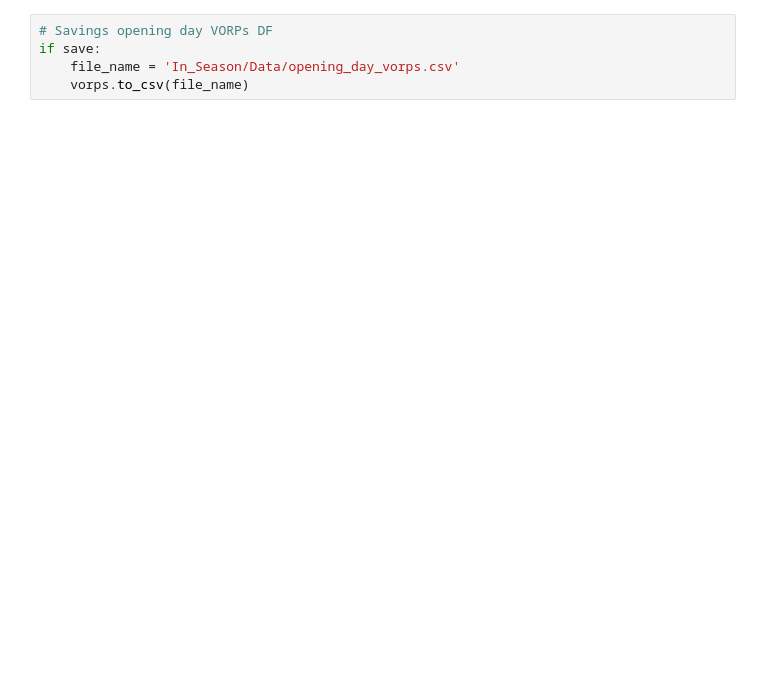
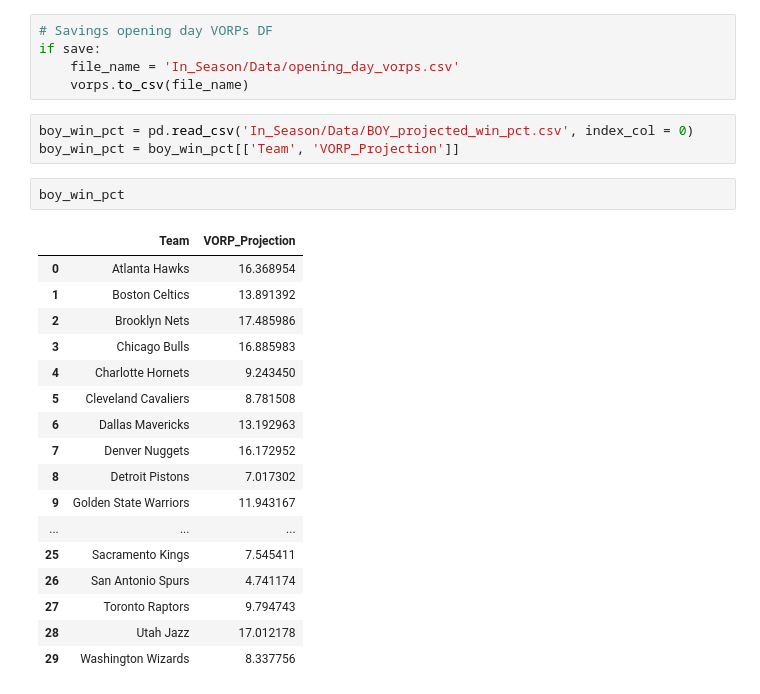
Before and after one commit to hsinger24/NBA-BETTING-V2, a Jupyter notebook: Sandbox.ipynb, the cells around one changed output. Drawn from its saved outputs; the diff is of its cells as text; blank space fills up the shorter version.

```diff
--- a/Sandbox.ipynb
+++ b/Sandbox.ipynb
@@ -137,3 +140,26 @@ missed_players
 if save:
     file_name = 'In_Season/Data/opening_day_vorps.csv'
     vorps.to_csv(file_name)
+# %%
+boy_win_pct = pd.read_csv('In_Season/Data/BOY_projected_win_pct.csv', index_col = 0)
+boy_win_pct = boy_win_pct[['Team', 'VORP_Projection']]
+# %%
+boy_win_pct
+# %% [output]
+|  | Team | VORP_Projection |
+| 0 | Atlanta Hawks | 16.368954 |
+| 1 | Boston Celtics | 13.891392 |
+| 2 | Brooklyn Nets | 17.485986 |
+| 3 | Chicago Bulls | 16.885983 |
+| 4 | Charlotte Hornets | 9.243450 |
+| 5 | Cleveland Cavaliers | 8.781508 |
+| 6 | Dallas Mavericks | 13.192963 |
+| 7 | Denver Nuggets | 16.172952 |
+| 8 | Detroit Pistons | 7.017302 |
+| 9 | Golden State Warriors | 11.943167 |
+| ... | ... | ... |
+| 25 | Sacramento Kings | 7.545411 |
+| 26 | San Antonio Spurs | 4.741174 |
+| 27 | Toronto Raptors | 9.794743 |
+| 28 | Utah Jazz | 17.012178 |
+| 29 | Washington Wizards | 8.337756 |
```
Also changed, not shown: parts of 3 cells of this notebook, 4 other files.
